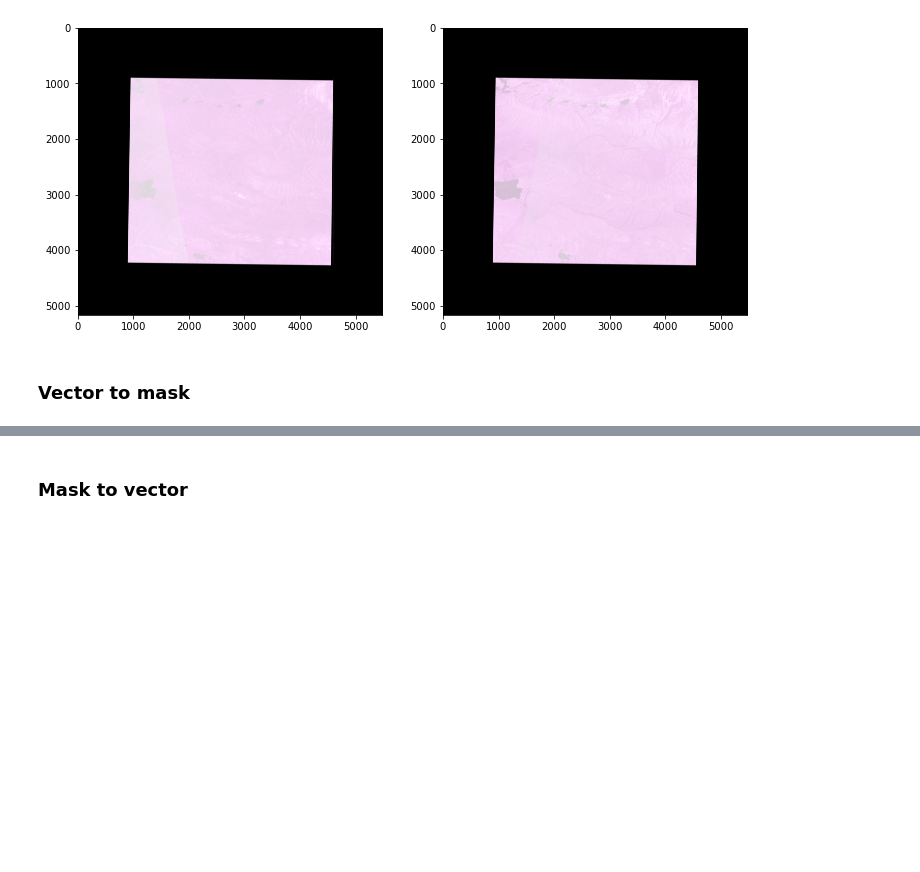
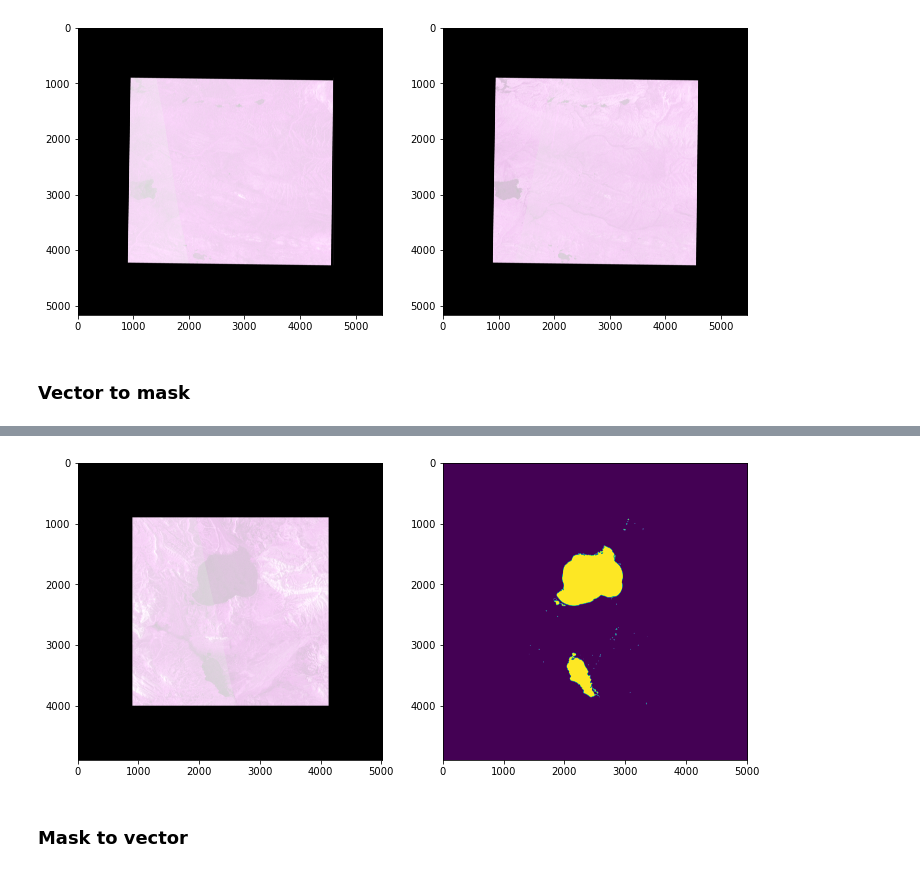
Before and after one commit to xinluo2018/Tibet-Water-2020, a Jupyter notebook: notebooks/vec_mask_padding.ipynb, the cells around one changed output, grey strips where cells are left out. Drawn from its saved outputs; the diff is of its cells as text; code cells hidden in the pictures; blank space fills up the shorter version.

```diff
--- a/notebooks/vec_mask_padding.ipynb
+++ b/notebooks/vec_mask_padding.ipynb
@@ -92,15 +110,17 @@ s1des_pad_img size: (5165, 5478, 2)
 # %%
-# ## check
-# idx = '21'
-# base_raster_path = config.root_proj + '/data/dset/s1_ascend/s1as_scene' + idx + '_pad.tif'
-# output_path = config.root_proj + '/data/dset/s1_truth/scene' + idx + '_wat_truth.tif'
-# s1as_pad_img, s1as_pad_img_info = readTiff(path_in = base_raster_path)
-# s1_truth, s1_truth_info = readTiff(path_in = output_path)
-# plt.figure(figsize=(12, 6))
-# plt.subplot(1,2,1)
-# imgShow(s1as_pad_img, color_bands=(0,1,0))
-# plt.subplot(1,2,2)
-# imgShow(s1_truth, color_bands=(0,1,0))
+## check
+idx = '05'
+base_raster_path = config.root_proj + '/data/dset/s1_ascend/s1as_scene' + idx + '_pad.tif'
+output_path = config.root_proj + '/data/dset/s1_truth/scene' + idx + '_pad_wat_truth.tif'
+s1as_pad_img, s1as_pad_img_info = readTiff(path_in = base_raster_path)
+s1_truth, s1_truth_info = readTiff(path_in = output_path)
+plt.figure(figsize=(12, 6))
+plt.subplot(1,2,1)
+imgShow(s1as_pad_img, color_bands=(0,1,0), clip_percent=2)
+plt.subplot(1,2,2)
+imgShow(s1_truth, color_bands=(0,1,0),clip_percent=2)
+# %% [output]
+[figure, added]
 # %% [markdown]
 ### Mask to vector
 # %%
```
Also changed, not shown: parts of 3 cells of this notebook, 8 other files.
